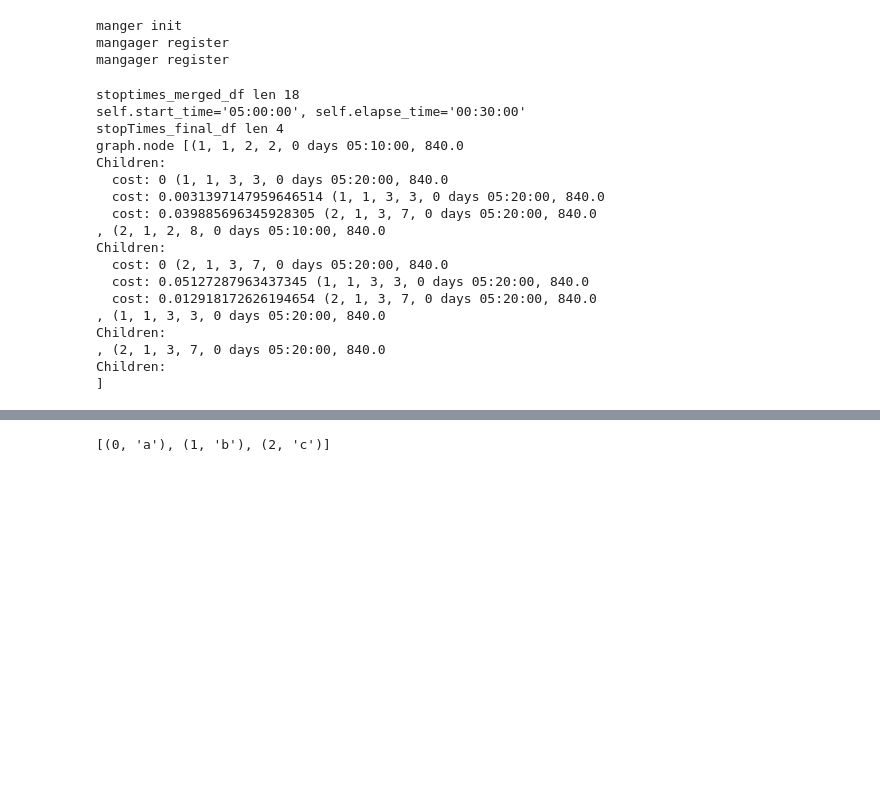
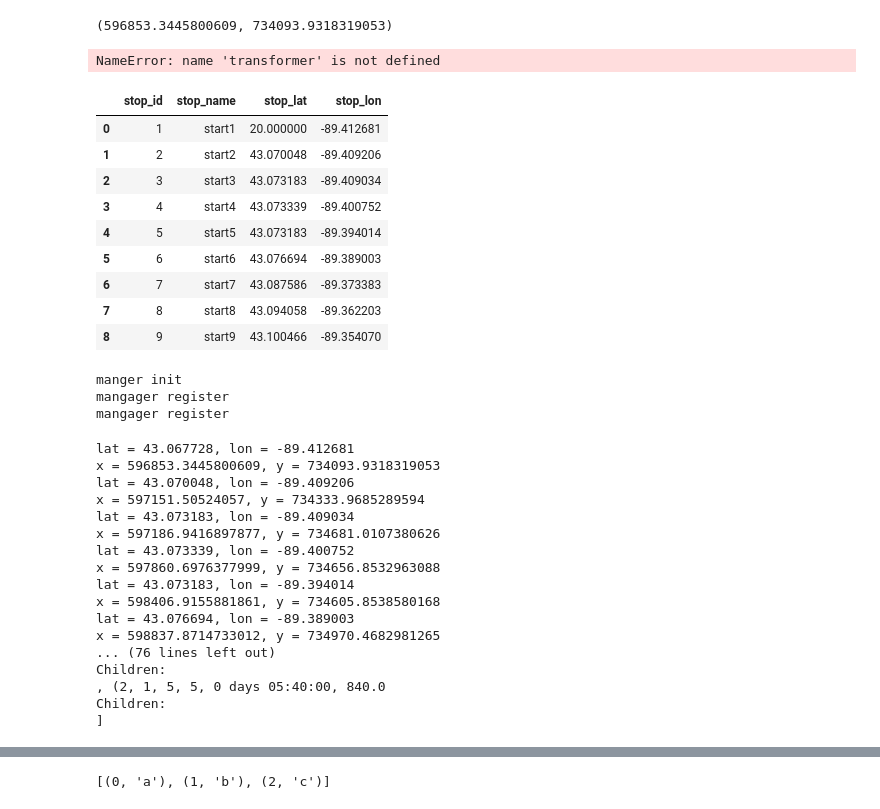
Before and after one commit to Charlesq666/simulator, a Jupyter notebook: notebooks/charles_demo.ipynb, the cells around one changed output, grey strips where cells are left out. Saved outputs shown, nothing was run; the diff lists cells and outputs as text; code cells hidden in the pictures; blank space fills up the shorter version.

Commit message:
some logical error, but demo is okay to run

```diff
--- a/notebooks/charles_demo.ipynb
+++ b/notebooks/charles_demo.ipynb
@@ -1,3 +6,35 @@
+# %%
+transformer.transform(43.067728,-89.412681)
+# %% [output]
+(596853.3445800609, 734093.9318319053)
+# %%
+import pandas as pd
+df = pd.DataFrame({'lat':[70,80,90], 'lon':[80,90,100], 'c':[1,2,3]})
+for i in range(len(df)):
+    x,y = transformer.transform(df.iloc[i]['lat'], df.iloc[i]['lon'])
+    df.iloc[i]['lat'] = x
+    df.iloc[i]['lon'] = y
+df
+# %% [output]
+NameError: name 'transformer' is not defined
+# %%
+from zipfile import ZipFile
+with ZipFile("mygtfs.zip") as zf:
+    with zf.open("stops.txt") as f:
+        data = pd.read_csv(f)
+data.at[0, 'stop_lat'] = 20
+data
+# %% [output]
+|  | stop_id | stop_name | stop_lat | stop_lon |
+| 0 | 1 | start1 | 20.000000 | -89.412681 |
+| 1 | 2 | start2 | 43.070048 | -89.409206 |
+| 2 | 3 | start3 | 43.073183 | -89.409034 |
+| 3 | 4 | start4 | 43.073339 | -89.400752 |
+| 4 | 5 | start5 | 43.073183 | -89.394014 |
+| 5 | 6 | start6 | 43.076694 | -89.389003 |
+| 6 | 7 | start7 | 43.087586 | -89.373383 |
+| 7 | 8 | start8 | 43.094058 | -89.362203 |
+| 8 | 9 | start9 | 43.100466 | -89.354070 |
 # %%
 from pathlib import Path
 
@@ -25,8 +62,8 @@ DAY = "monday"
 
 #FIXME:
 #changed start time from 12:00:00 to 05:00:00 to match the stop_times.txt
-START_TIME = "05:00:00"
-ELAPSE_TIME = "00:30:00"
+START_TIME = "04:55:00"
+ELAPSE_TIME = "00:50:00"
 AVG_WALKING_SPEED = 1.4 # 1.4 meters per second
 MAX_WALKING_MIN = 10
 city = gpd.read_file("../data/plot/background/madison-shp").to_crs(epsg=4326)
@@ -41,22 +78,21 @@ geolocator = Nominatim(user_agent="wisc_bazarr_demo")
 manager = LocalManager(DATA_PATH, OUT_PATH)
 busSim = BusSim(manager, DAY, START_TIME, ELAPSE_TIME, AVG_WALKING_SPEED, MAX_WALKING_MIN)
 # %% [output]
-stoptimes_merged_df len 18
-self.start_time='05:00:00', self.elapse_time='00:30:00'
-stopTimes_final_df len 4
-graph.node [(1, 1, 2, 2, 0 days 05:10:00, 840.0
+lat = 43.067728, lon = -89.412681
+x = 596853.3445800609, y = 734093.9318319053
+lat = 43.070048, lon = -89.409206
+x = 597151.50524057, y = 734333.9685289594
+lat = 43.073183, lon = -89.409034
+x = 597186.9416897877, y = 734681.0107380626
+lat = 43.073339, lon = -89.400752
+x = 597860.6976377999, y = 734656.8532963088
+lat = 43.073183, lon = -89.394014
+x = 598406.9155881861, y = 734605.8538580168
+lat = 43.076694, lon = -89.389003
+x = 598837.8714733012, y = 734970.4682981265
+... (76 lines left out)
 Children:
-  cost: 0 (1, 1, 3, 3, 0 days 05:20:00, 840.0
-  cost: 0.0031397147959646514 (1, 1, 3, 3, 0 days 05:20:00, 840.0
-  cost: 0.039885696345928305 (2, 1, 3, 7, 0 days 05:20:00, 840.0
-, (2, 1, 2, 8, 0 days 05:10:00, 840.0
-Children:
-  cost: 0 (2, 1, 3, 7, 0 days 05:20:00, 840.0
-  cost: 0.05127287963437345 (1, 1, 3, 3, 0 days 05:20:00, 840.0
-  cost: 0.012918172626194654 (2, 1, 3, 7, 0 days 05:20:00, 840.0
-, (1, 1, 3, 3, 0 days 05:20:00, 840.0
-Children:
-, (2, 1, 3, 7, 0 days 05:20:00, 840.0
+, (2, 1, 5, 5, 0 days 05:40:00, 840.0
 Children:
 ]
 # %%
```
Also changed, not shown: parts of 4 cells of this notebook, 4 other files.
